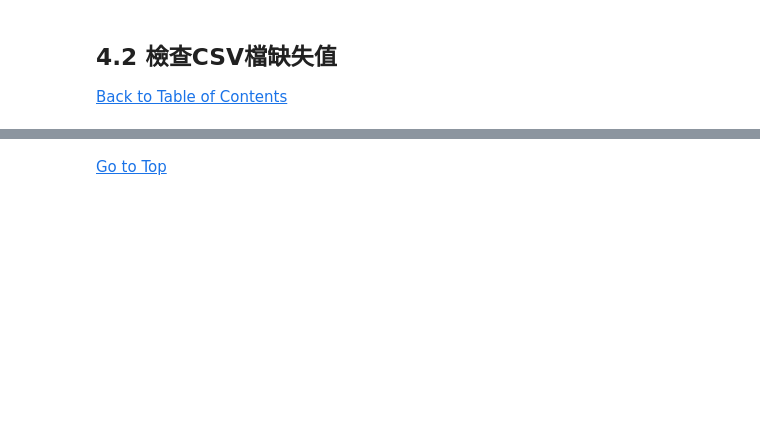
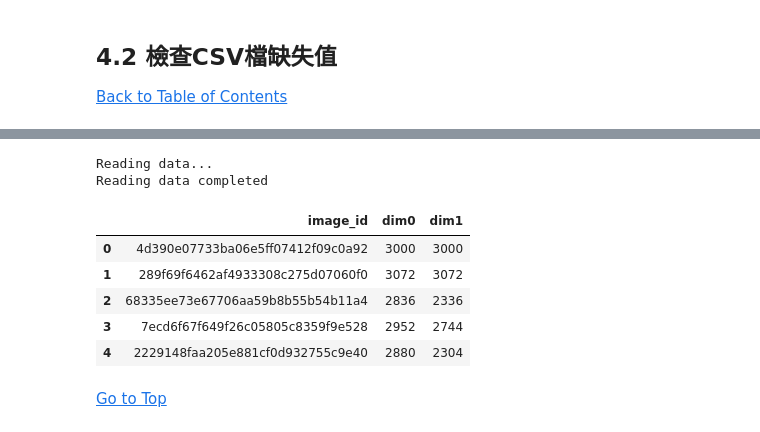
Before and after one commit to c7934597/Deep_Learning, a Jupyter notebook: Preprocessing/CSV_Preprocessing (Object_Detection).ipynb, the cells around one changed output, grey strips where cells are left out. Saved outputs shown, nothing was run; the diff lists cells and outputs as text; code cells hidden in the pictures; blank space fills up the shorter version.

```diff
--- a/Preprocessing/CSV_Preprocessing (Object_Detection).ipynb
+++ b/Preprocessing/CSV_Preprocessing (Object_Detection).ipynb
@@ -62,38 +49,17 @@ else:
 # (String)資料根路徑
 DATA_ROOT_PATH = PATH+r'vinbigdata-chest-xray-abnormalities-detection/'
 
+# (String)meta資料根路徑
+META_DATA_ROOT_PATH = PATH+r'vinbigdata-process-and-resize-to-png-256x256/'
+
 # (String)訓練資料路徑
 TRAIN_DATA_PATH = DATA_ROOT_PATH+r'train'
 
 # (String)訓練CSV路徑，如為None則不讀CSV檔
 TRAIN_CSV_PATH = DATA_ROOT_PATH+r'train.csv'
 
-# (String)測試資料路徑
-TEST_DATA_PATH = DATA_ROOT_PATH+r'test'
-
-# (String)建立DICOM轉換ARRAY時需要的訓練集資料夾名稱
-if not LOCAL and not COLAB:
-    TRAIN_PREPROCESSING_DICOM_ARRAY_PATH = OUTPUT_PATH+r'Train_ArrayDicom/'
-else:
-    TRAIN_PREPROCESSING_DICOM_ARRAY_PATH = DATA_ROOT_PATH+r'Train_ArrayDicom/'
-
-# (String)建立DICOM轉換ARRAY時需要的測試集資料夾名稱
-if not LOCAL and not COLAB:
-    TEST_PREPROCESSING_DICOM_ARRAY_PATH = OUTPUT_PATH+r'Test_ArrayDicom/'
-else:
-    TEST_PREPROCESSING_DICOM_ARRAY_PATH = DATA_ROOT_PATH+r'Test_ArrayDicom/'
-
-# (String)建立DICOM轉換ARRAY修正單色時需要的訓練集資料夾名稱
-if not LOCAL and not COLAB:
-    TRAIN_PREPROCESSING_DICOM_ARRAY_MONOCHROME_PATH = OUTPUT_PATH+r'Train_ArrayDicom/'
-else:
-    TRAIN_PREPROCESSING_DICOM_ARRAY_MONOCHROME_PATH = DATA_ROOT_PATH+r'Train_ArrayDicom/'
-
-# (String)建立DICOM轉換ARRAY修正單色時需要的測試集資料夾名稱
-if not LOCAL and not COLAB:
-    TEST_PREPROCESSING_DICOM_ARRAY_MONOCHROME_PATH = OUTPUT_PATH+r'Test_ArrayDicom/'
-else:
-    TEST_PREPROCESSING_DICOM_ARRAY_MONOCHROME_PATH = DATA_ROOT_PATH+r'Test_ArrayDicom/'
+# (String)META_CSV路徑，如為None則不讀META_CSV檔
+TRAIN_META_CSV_PATH = META_DATA_ROOT_PATH+r'train_meta.csv'
 # %%
 if not LOCAL and COLAB:
     from google.colab import drive
@@ -316,2 +193,21 @@ if PREPROCESSING_DICOM_ARRAY_MONOCHROME:
+# %%
+print('Reading data...')
+
+# 讀取訓練資料集CSV檔
+train_meta_csv = pd.read_csv(TRAIN_META_CSV_PATH,encoding="utf8")
+
+print('Reading data completed')
+# %% [output]
+Reading data...
+Reading data completed
+# %%
+train_meta_csv.head()
+# %% [output]
+|  | image_id | dim0 | dim1 |
+| 0 | 4d390e07733ba06e5ff07412f09c0a92 | 3000 | 3000 |
+| 1 | 289f69f6462af4933308c275d07060f0 | 3072 | 3072 |
+| 2 | 68335ee73e67706aa59b8b55b54b11a4 | 2836 | 2336 |
+| 3 | 7ecd6f67f649f26c05805c8359f9e528 | 2952 | 2744 |
+| 4 | 2229148faa205e881cf0d932755c9e40 | 2880 | 2304 |
 # %% [markdown]
 [Go to Top](#0)
```
Also changed, not shown: parts of 17 cells of this notebook, 11 other files.
